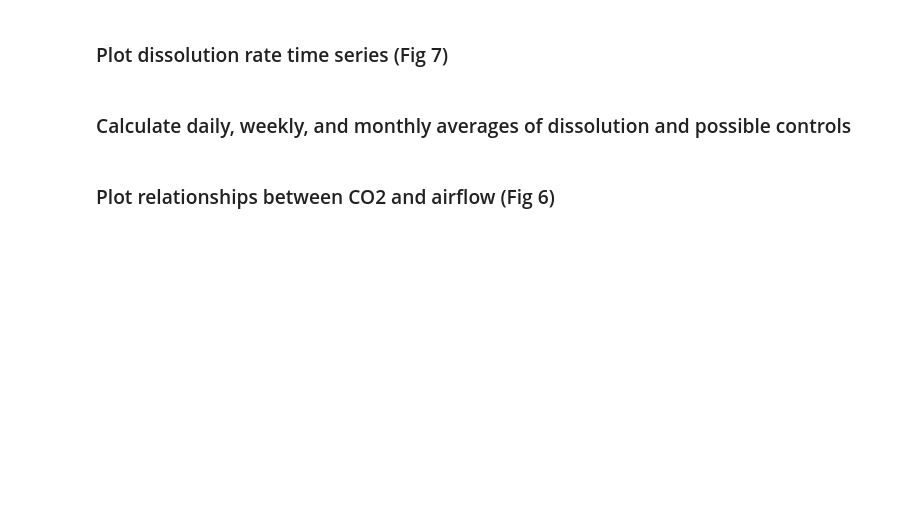
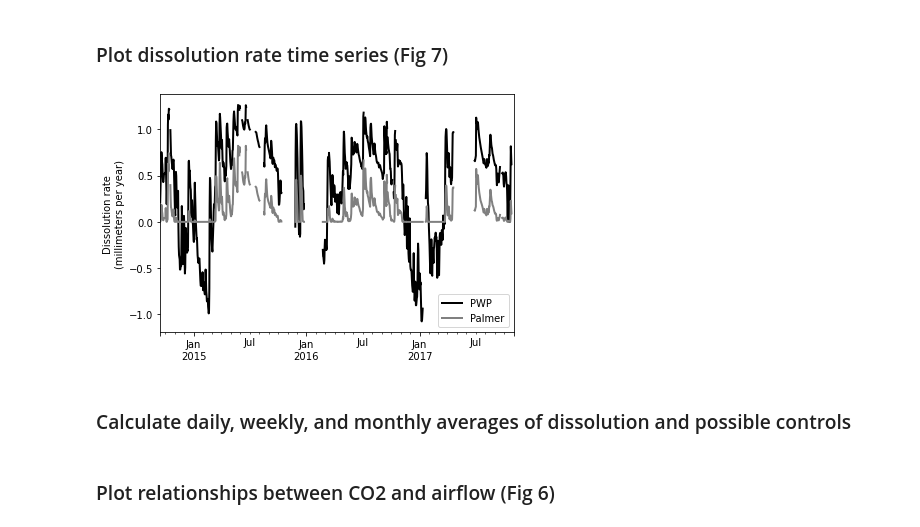
Before and after one commit to CovingtonResearchGroup/Cave-Airflow-and-Dissolution-Rates-Blowing-Springs, a Jupyter notebook: Blowing-Springs-Plots-for-manuscript-final-version.ipynb, the cells around one changed output. Cells and saved outputs as stored; diff of their text form; code cells hidden in the pictures; blank space fills up the shorter version.

```diff
--- a/Blowing-Springs-Plots-for-manuscript-final-version.ipynb
+++ b/Blowing-Springs-Plots-for-manuscript-final-version.ipynb
@@ -266,11 +318,14 @@ diss_data = concat({'palmer':diss_rate_palmer_mmyr, 'pwp':diss_rate_pwp_mmyr, 'C
 # %%
 figure()
 end_date = '11-1-2017' #Data mostly missing beyond this date
 diss_data.pwp[:end_date].plot(color='k',lw=2)
 diss_data.palmer[:end_date].plot(color='grey',lw=2)
 legend(['PWP','Palmer'])
 ylabel('Dissolution rate\n(millimeters per year)')
+tight_layout()
 savefig('Fig7.pdf')
+# %% [output]
+[figure, added]
 # %% [markdown]
 ### Calculate daily, weekly, and monthly averages of dissolution and possible controls
 # %%
```
Also changed, not shown: parts of 20 cells of this notebook, 12 other files.
